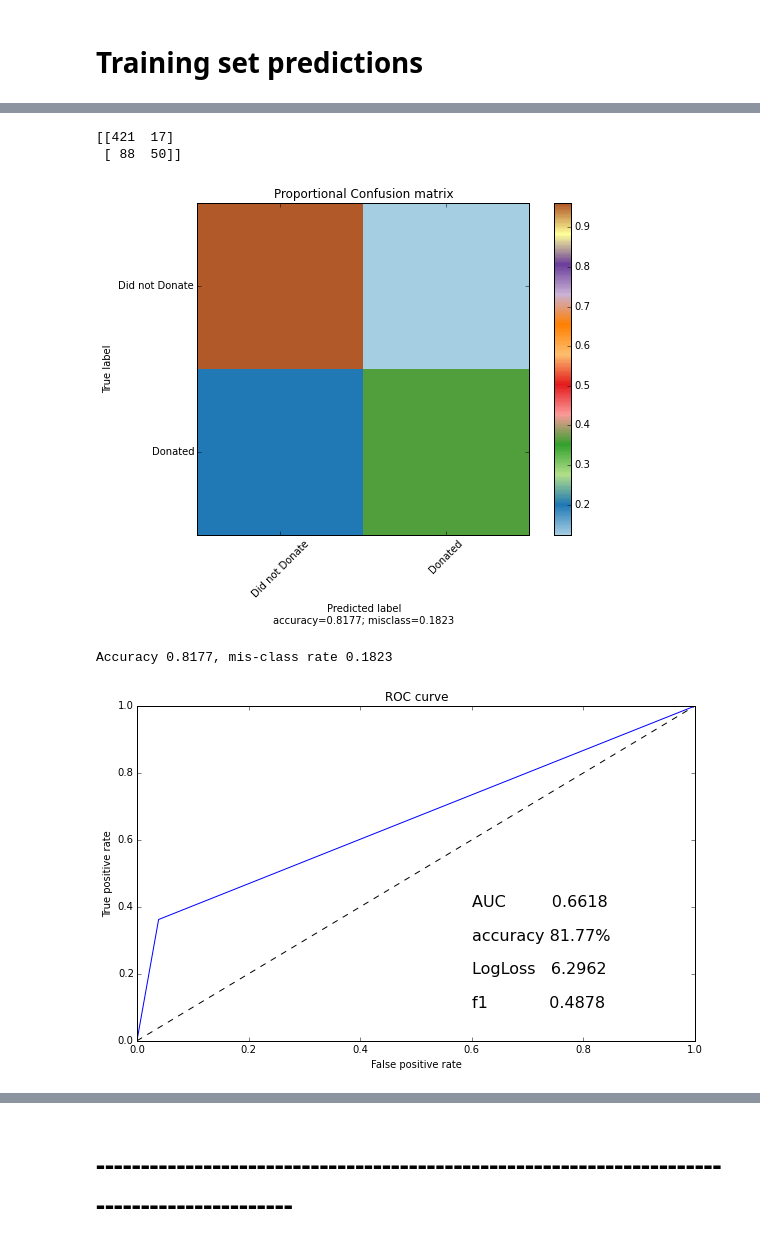
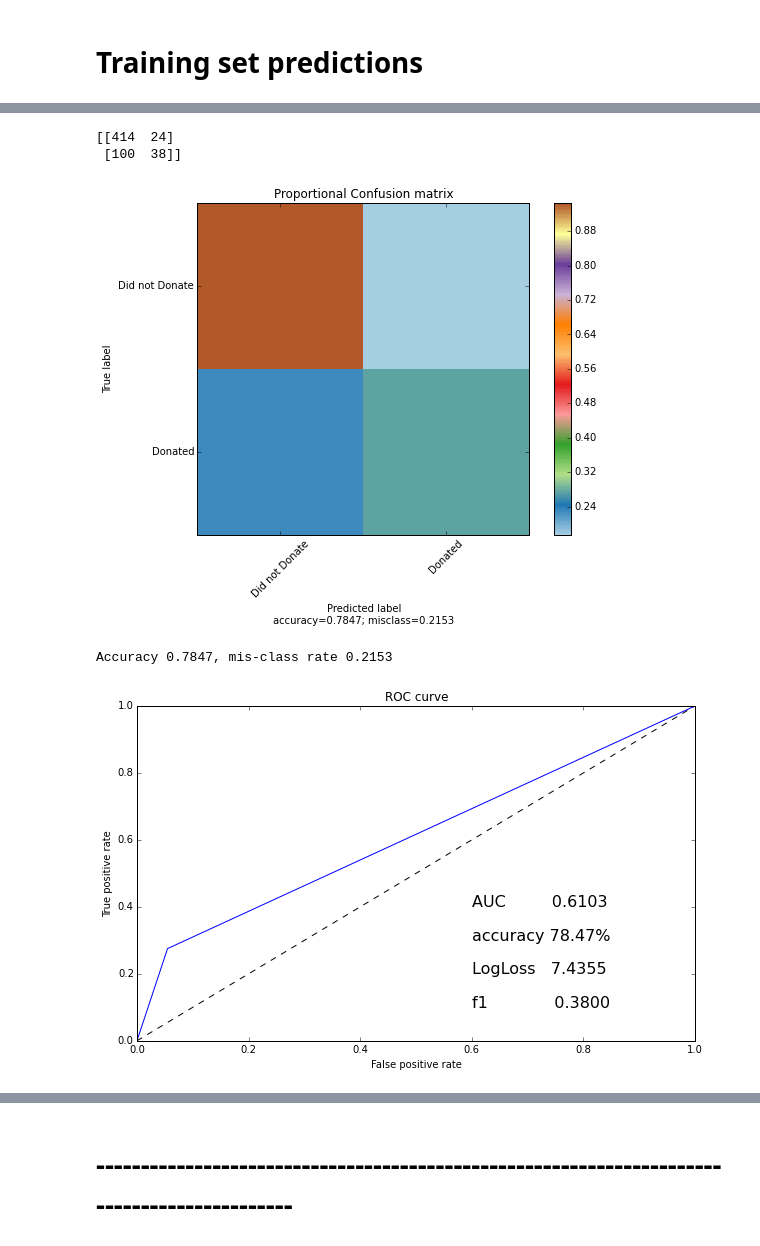
Before and after one commit to grfiv/predict-blood-donations, a Jupyter notebook: voting_ensemble_soft.ipynb, the cells around one changed output, grey strips where cells are left out. Cells and saved outputs as stored; diff of their text form; code cells hidden in the pictures.

```diff
--- a/voting_ensemble_soft.ipynb
+++ b/voting_ensemble_soft.ipynb
@@ -42,6 +45,11 @@ y_train, X_train = load_blood_data(train=True, SEED   = SEED,
                                                engineering = engineering)
 # %% [markdown]
 # Train the model
+# %%
+StatifiedCV = StratifiedKFold(y            = y_train,
+                              n_folds      = 10,
+                              shuffle      = True,
+                              random_state = SEED)
 # %%
 %%time
 
@@ -196,0 +195,13 @@ except AttributeError,e:
+# %%
+%%time
+
+train_preds = cross_val_predict(estimator    = clf,
+                                X            = X_train,
+                                y            = y_train,
+                                cv           = StatifiedCV,
+                                n_jobs       = 1,
+                                verbose      = 0,
+                                fit_params   = None,
+                                pre_dispatch = '2*n_jobs')
+
+y_true, y_pred   = y_train, train_preds
@@ -212,42 +226,45 @@ accuracy = round(np.trace(cm)/float(np.sum(cm)),4)
 misclass = 1 - accuracy
 print("Accuracy {}, mis-class rate {}".format(accuracy,misclass))
 # %% [output]
-[[421  17]
- [ 88  50]]
+[[414  24]
+ [100  38]]
-[figure, old version]
+[figure, new version]
-Accuracy 0.8177, mis-class rate 0.1823
+Accuracy 0.7847, mis-class rate 0.2153
 # %%
 from sklearn.metrics import roc_curve
 from sklearn.metrics import roc_auc_score
 from sklearn.metrics import log_loss
 from sklearn.metrics import f1_score
 
 fpr, tpr, thresholds = roc_curve(y_true, y_pred, pos_label=None)
 
 
 plt.figure(figsize=(10,6))
 plt.plot([0, 1], [0, 1], 'k--')
 plt.plot(fpr, tpr)
 
+AUC = roc_auc_score(y_true, y_pred, average='macro')
 plt.text(x=0.6,y=0.4,s="AUC         {:.4f}"\
-         .format(roc_auc_score(y_true, y_pred, average='macro')),
+         .format(AUC),
         fontsize=16)
 
 plt.text(x=0.6,y=0.3,s="accuracy {:.2f}%"\
          .format(accuracy*100),
         fontsize=16)
 
+logloss = log_loss(y_true, y_pred)
 plt.text(x=0.6,y=0.2,s="LogLoss   {:.4f}"\
-         .format(log_loss(y_true, y_pred)),
+         .format(logloss),
         fontsize=16)
 
-plt.text(x=0.6,y=0.1,s="f1            {:.4f}"\
-         .format(f1_score(y_true, y_pred)),
+f1 = f1_score(y_true, y_pred)
+plt.text(x=0.6,y=0.1,s="f1             {:.4f}"\
+         .format(f1),
         fontsize=16)
 
 plt.xlabel('False positive rate')
 plt.ylabel('True positive rate')
 plt.title('ROC curve')
 plt.show()
 # %% [output]
-[figure, old version]
+[figure, new version]
```
Also changed, not shown: parts of 13 cells of this notebook, 7 other files.
